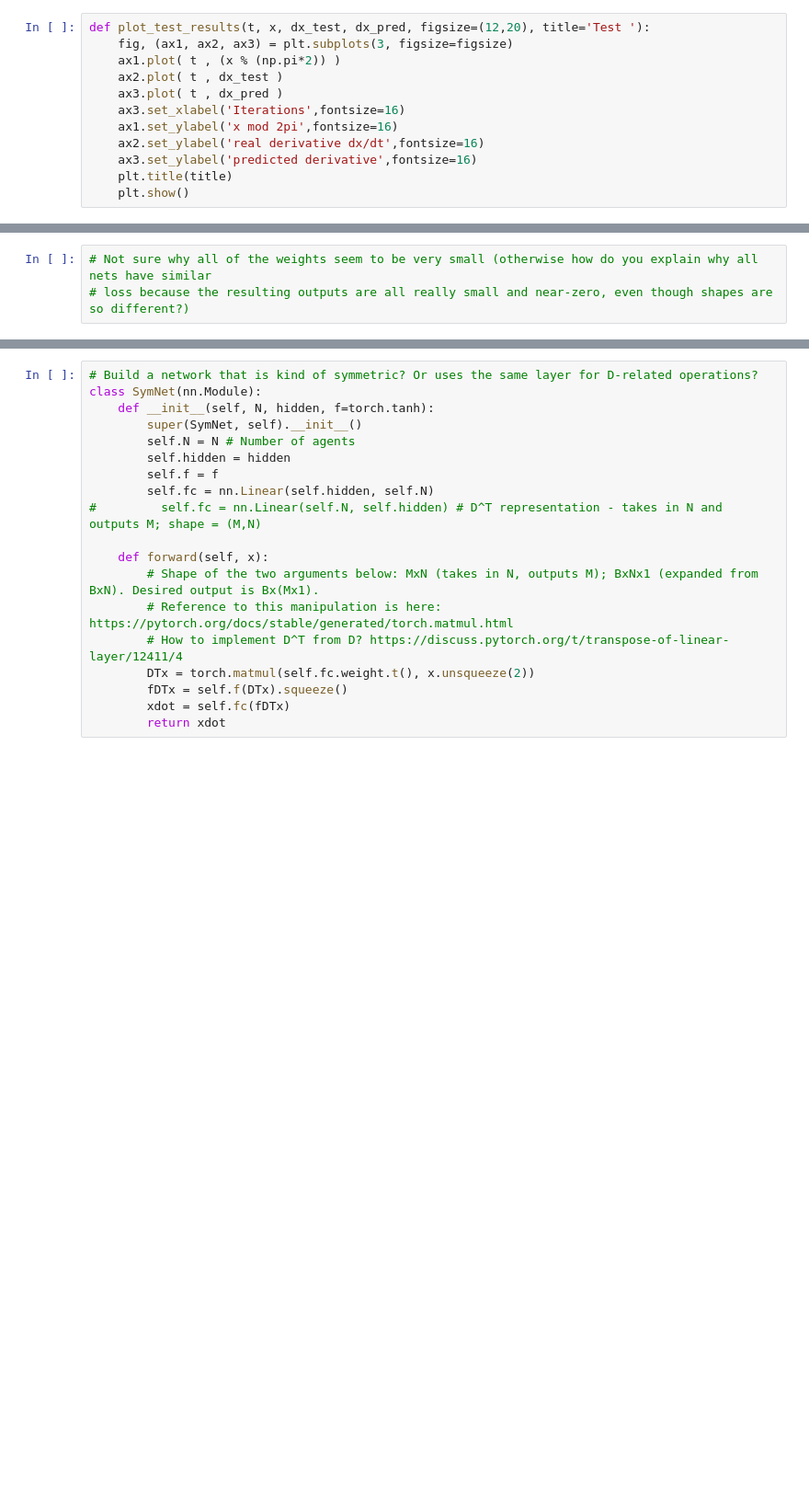
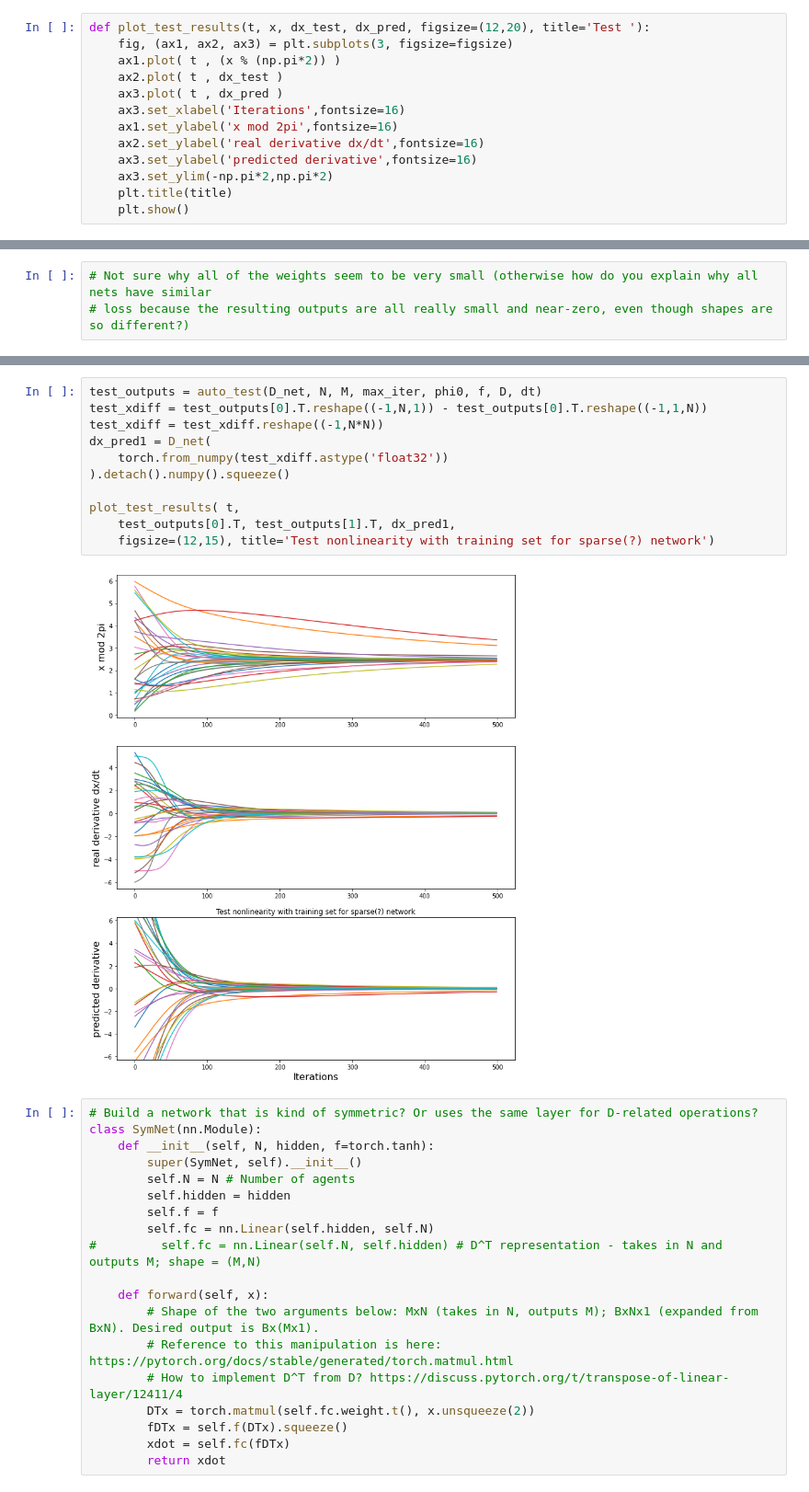
Before and after one commit to zhzhang2018/NN_MARL_experiments, a Jupyter notebook: utils/sync_learn.ipynb, the cells around one changed output, grey strips where cells are left out. Shown at 92% size. Cells and saved outputs as stored; diff of their text form; blank space fills up the shorter version.

Commit message:
Added files for Linux machine remote tests33

```diff
--- a/utils/sync_learn.ipynb
+++ b/utils/sync_learn.ipynb
@@ -348,6 +351,7 @@ def plot_test_results(t, x, dx_test, dx_pred, figsize=(12,20), title='Test '):
     ax1.set_ylabel('x mod 2pi',fontsize=16)
     ax2.set_ylabel('real derivative dx/dt',fontsize=16)
     ax3.set_ylabel('predicted derivative',fontsize=16)
+    ax3.set_ylim(-np.pi*2,np.pi*2)
     plt.title(title)
     plt.show()
 # %%
@@ -513,3 +573,16 @@ print(sorted(w))
+# %%
+test_outputs = auto_test(D_net, N, M, max_iter, phi0, f, D, dt)
+test_xdiff = test_outputs[0].T.reshape((-1,N,1)) - test_outputs[0].T.reshape((-1,1,N))
+test_xdiff = test_xdiff.reshape((-1,N*N))
+dx_pred1 = D_net(
+    torch.from_numpy(test_xdiff.astype('float32'))
+).detach().numpy().squeeze()
+
+plot_test_results( t,
+    test_outputs[0].T, test_outputs[1].T, dx_pred1,
+    figsize=(12,15), title='Test nonlinearity with training set for sparse(?) network')
+# %% [output]
+[figure, added]
 # %%
 # Build a network that is kind of symmetric? Or uses the same layer for D-related operations?
 class SymNet(nn.Module):
```
Also changed, not shown: parts of 7 cells of this notebook, 6 other files.
